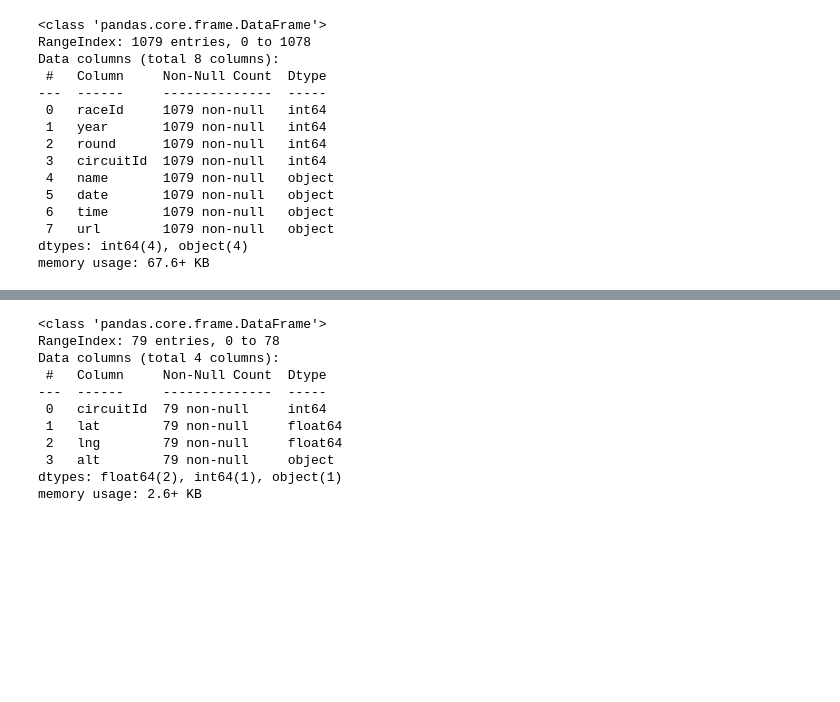
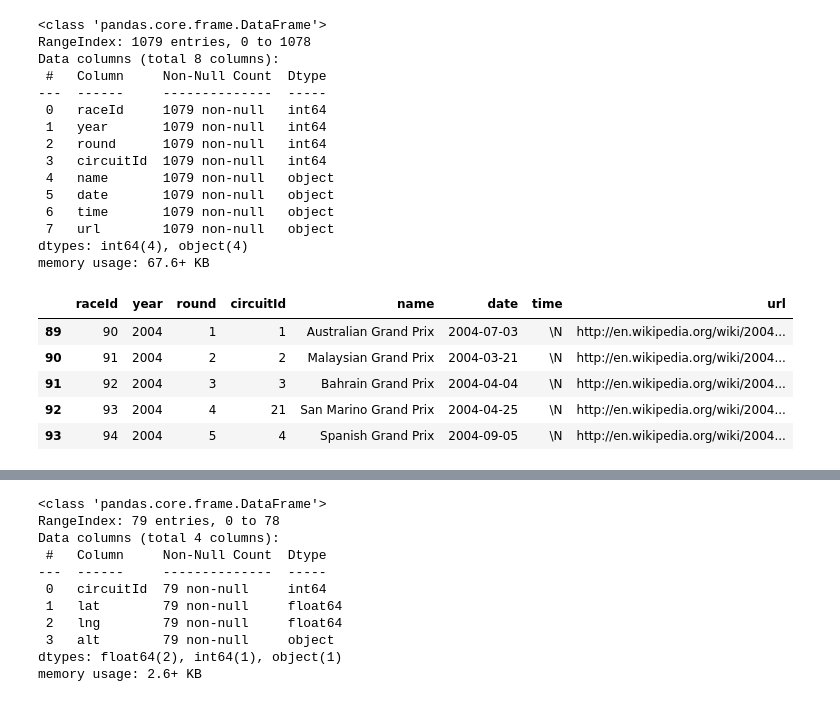
Before and after one commit to tkashdat/Portfolio, a Jupyter notebook: notebooks/F1Predictions.ipynb, the cells around one changed output, grey strips where cells are left out. Cells and saved outputs as stored; diff of their text form; code cells hidden in the pictures; blank space fills up the shorter version.

```diff
--- a/notebooks/F1Predictions.ipynb
+++ b/notebooks/F1Predictions.ipynb
@@ -34,6 +43,16 @@ Data columns (total 8 columns):
  7   url        1079 non-null   object
 dtypes: int64(4), object(4)
 memory usage: 67.6+ KB
+# %%
+missingtime = races.loc[races.time.str.contains('N')]
+missingtime.head()
+# %% [output]
+|  | raceId | year | round | circuitId | name | date | time | url |
+| 89 | 90 | 2004 | 1 | 1 | Australian Grand Prix | 2004-07-03 | \N | http://en.wikipedia.org/wiki/2004... |
+| 90 | 91 | 2004 | 2 | 2 | Malaysian Grand Prix | 2004-03-21 | \N | http://en.wikipedia.org/wiki/2004... |
+| 91 | 92 | 2004 | 3 | 3 | Bahrain Grand Prix | 2004-04-04 | \N | http://en.wikipedia.org/wiki/2004... |
+| 92 | 93 | 2004 | 4 | 21 | San Marino Grand Prix | 2004-04-25 | \N | http://en.wikipedia.org/wiki/2004... |
+| 93 | 94 | 2004 | 5 | 4 | Spanish Grand Prix | 2004-09-05 | \N | http://en.wikipedia.org/wiki/2004... |
 # %%
 circuits = pd.read_csv("/Users/tk/ASU/DAT402/data/circuits.csv")
 circuits.head()
```
Also changed, not shown: parts of 9 cells of this notebook.
